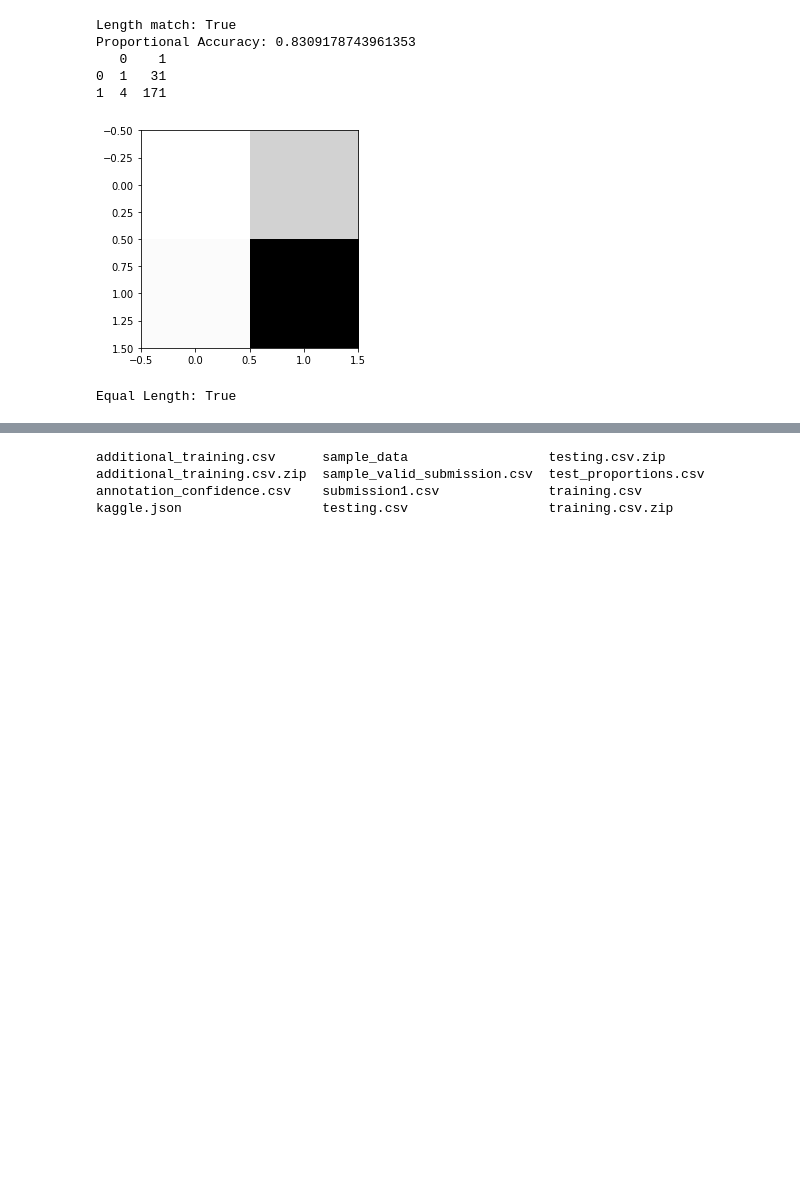
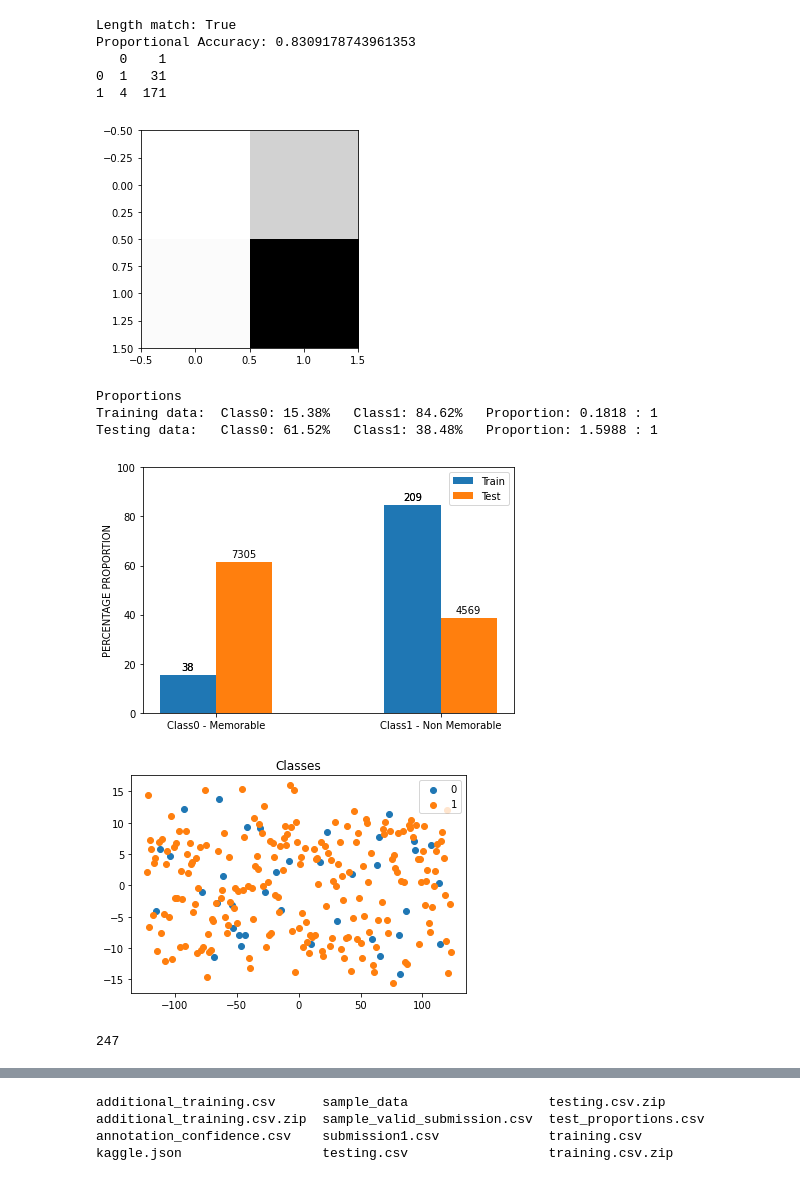
Before and after one commit to LordLean/Machine-Learning, a Jupyter notebook: Kaggle/ML_Coursework.ipynb, the cells around one changed output, grey strips where cells are left out. Saved outputs shown, nothing was run; the diff lists cells and outputs as text; code cells hidden in the pictures; blank space fills up the shorter version.

```diff
--- a/Kaggle/ML_Coursework.ipynb
+++ b/Kaggle/ML_Coursework.ipynb
@@ -126,28 +113,16 @@ Proportional Accuracy: 0.8309178743961353
 0  1   31
 1  4  171
 [figure]
-# %%
-# Standardized Data
-
-# Cut for all necesaary training values.
-train_values = train.iloc[:, 1:-1]
-# Get all observed predictions.
-train_observed = train.iloc[:, -1]
-# Compare to check equal length.
-print("Equal Length: {}".format(len(train_values)==len(train_observed)))
-# Pull .values() for test.
-test_values = test.iloc[:,1:].to_numpy(copy=True)
-
-# to_numpy() for extracting just values.
-X = train_values.to_numpy(copy=True)
-y = train_observed.to_numpy(copy=True)
-
-# Standardize training data.
-scaler = StandardScaler()
-scaler.fit(X)
-X = scaler.transform(X)
-
-# Standardize testing data.
-test_values = scaler.transform(test_values)
-# %% [output]
-Equal Length: True
+# %%
+# START--------------------------------------------------------------------------------------------------
+# -------------------------------------------------------------------------------------------------------
+# -------------------------------------------------------------------------------------------------------
+train = pd.read_csv("/content/training.csv")
+# ------ Set up observed predictions.
+
+# Get all observed predictions 0 / 1.
+train_observed = train.iloc[:, -1]
+# .values()
+y = train_observed.to_numpy(copy=True)
+# Throughout this notebook classifiers etc are fed numpy arrays. This was due to
+# certain trial classifiers prefering np array to pd etc DataFrames.
@@ -153,0 +223,18 @@ Equal Length: True
+# %%
+# BAR
+plotbargraph(train, y, test_proportions)
+
+# PCA -----
+pca = PCA(n_components=2)
+X_pca = pca.fit_transform(train)
+
+plot_2d_space(X_pca, y)
+
+len(X_pca)
+# %% [output]
+Proportions
+Training data:  Class0: 15.38%   Class1: 84.62%   Proportion: 0.1818 : 1
+Testing data:   Class0: 61.52%   Class1: 38.48%   Proportion: 1.5988 : 1
+[figure, added]
+[figure, added]
+247
```
Also changed, not shown: parts of 24 cells of this notebook.
